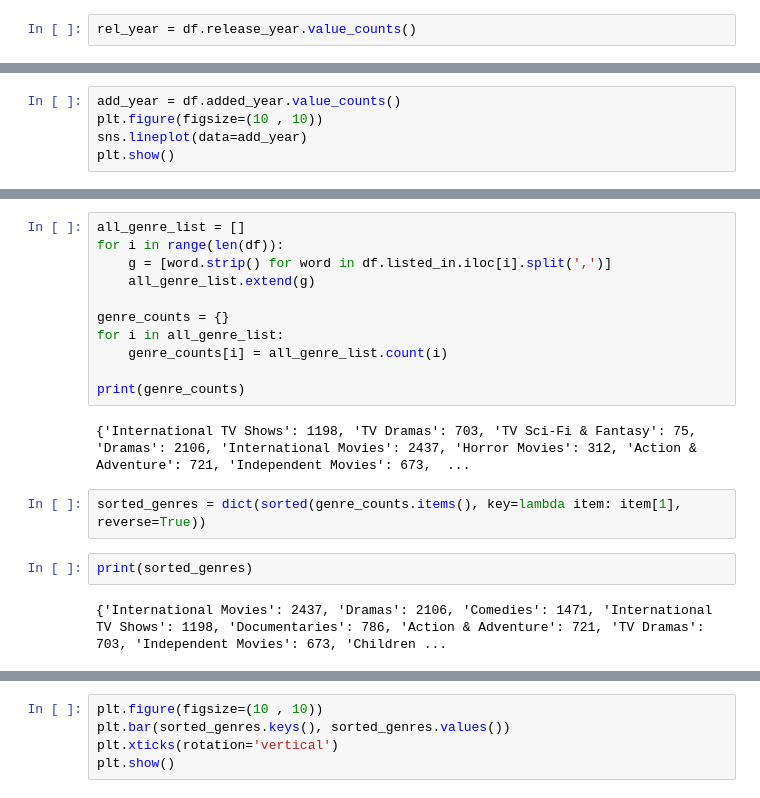
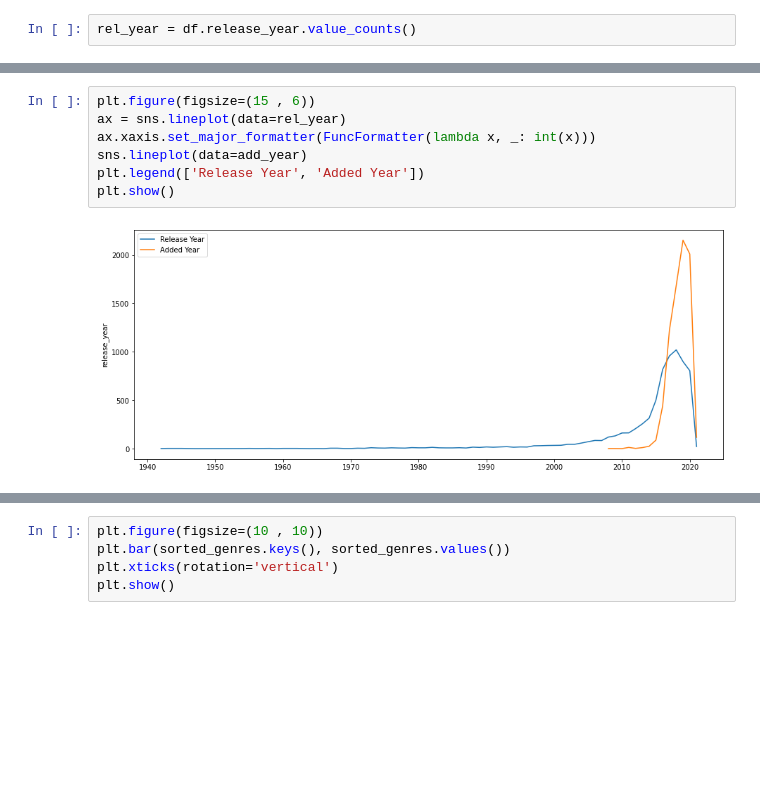
Before and after one commit to Ramshah1/Netflix-Data-Analysis, a Jupyter notebook: netflix_analysis.ipynb, the cells around one changed output, grey strips where cells are left out. Cells and saved outputs as stored; diff of their text form; blank space fills up the shorter version.

Commit message:
Final Data and heading adding

```diff
--- a/netflix_analysis.ipynb
+++ b/netflix_analysis.ipynb
@@ -197,5 +137,0 @@ plt.show()
-# %%
-add_year = df.added_year.value_counts()
-plt.figure(figsize=(10 , 10))
-sns.lineplot(data=add_year)
-plt.show()
@@ -442,19 +138,9 @@ genres
-# %%
-all_genre_list = []
-for i in range(len(df)):
-    g = [word.strip() for word in df.listed_in.iloc[i].split(',')]
-    all_genre_list.extend(g)
-
-genre_counts = {}
-for i in all_genre_list:
-    genre_counts[i] = all_genre_list.count(i)
-
-print(genre_counts)
-# %% [output]
-{'International TV Shows': 1198, 'TV Dramas': 703, 'TV Sci-Fi & Fantasy': 75, 'Dramas': 2106, 'International Movies': 2437, 'Horror Movies': 312, 'Action & Adventure': 721, 'Independent Movies': 673,  ...
-# %%
-sorted_genres = dict(sorted(genre_counts.items(), key=lambda item: item[1], reverse=True))
-# %%
-print(sorted_genres)
-# %% [output]
-{'International Movies': 2437, 'Dramas': 2106, 'Comedies': 1471, 'International TV Shows': 1198, 'Documentaries': 786, 'Action & Adventure': 721, 'TV Dramas': 703, 'Independent Movies': 673, 'Children ...
+# %%
+plt.figure(figsize=(15 , 6))
+ax = sns.lineplot(data=rel_year)
+ax.xaxis.set_major_formatter(FuncFormatter(lambda x, _: int(x)))
+sns.lineplot(data=add_year)
+plt.legend(['Release Year', 'Added Year'])
+plt.show()
+# %% [output]
+[figure, added]
```
Also changed, not shown: parts of 52 cells of this notebook.
